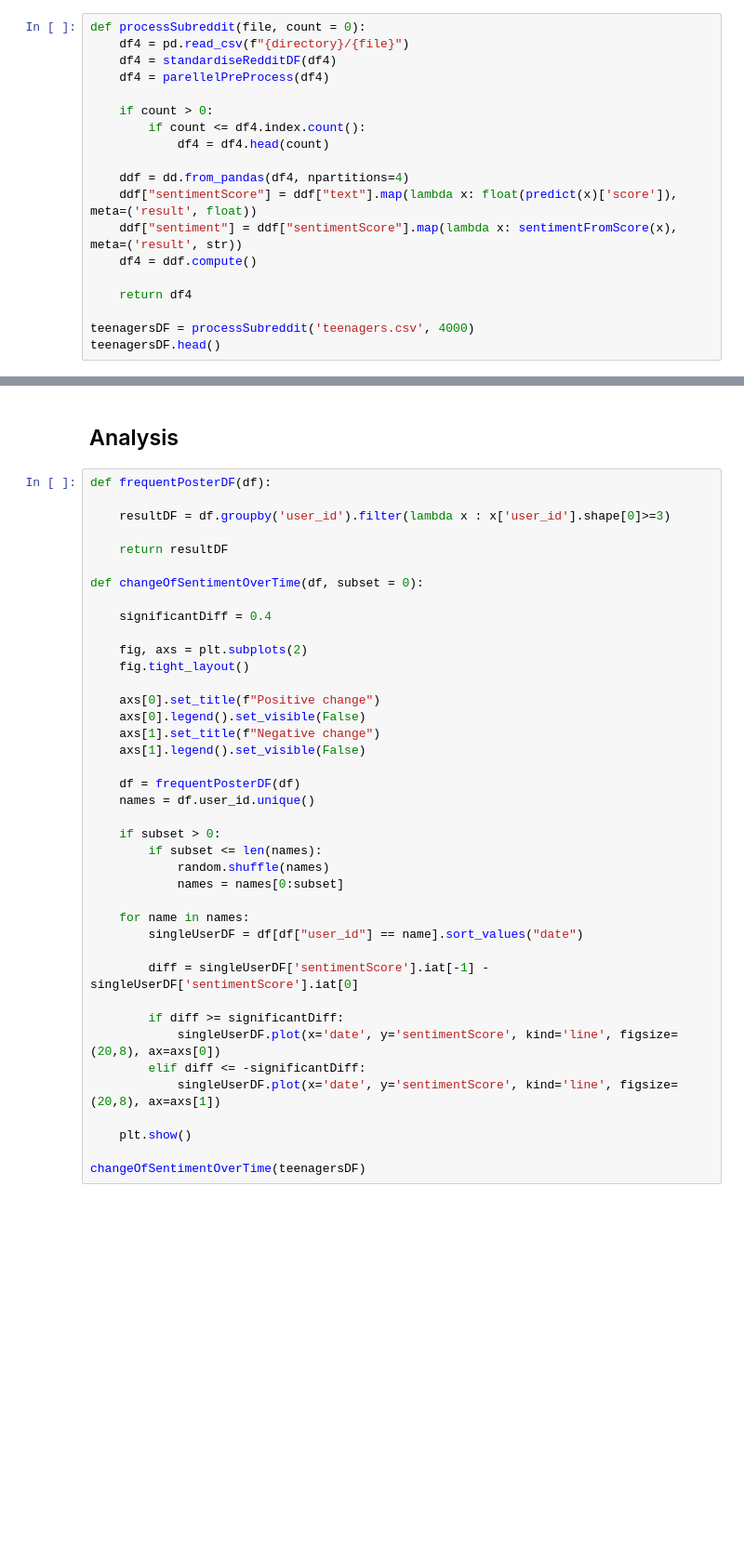
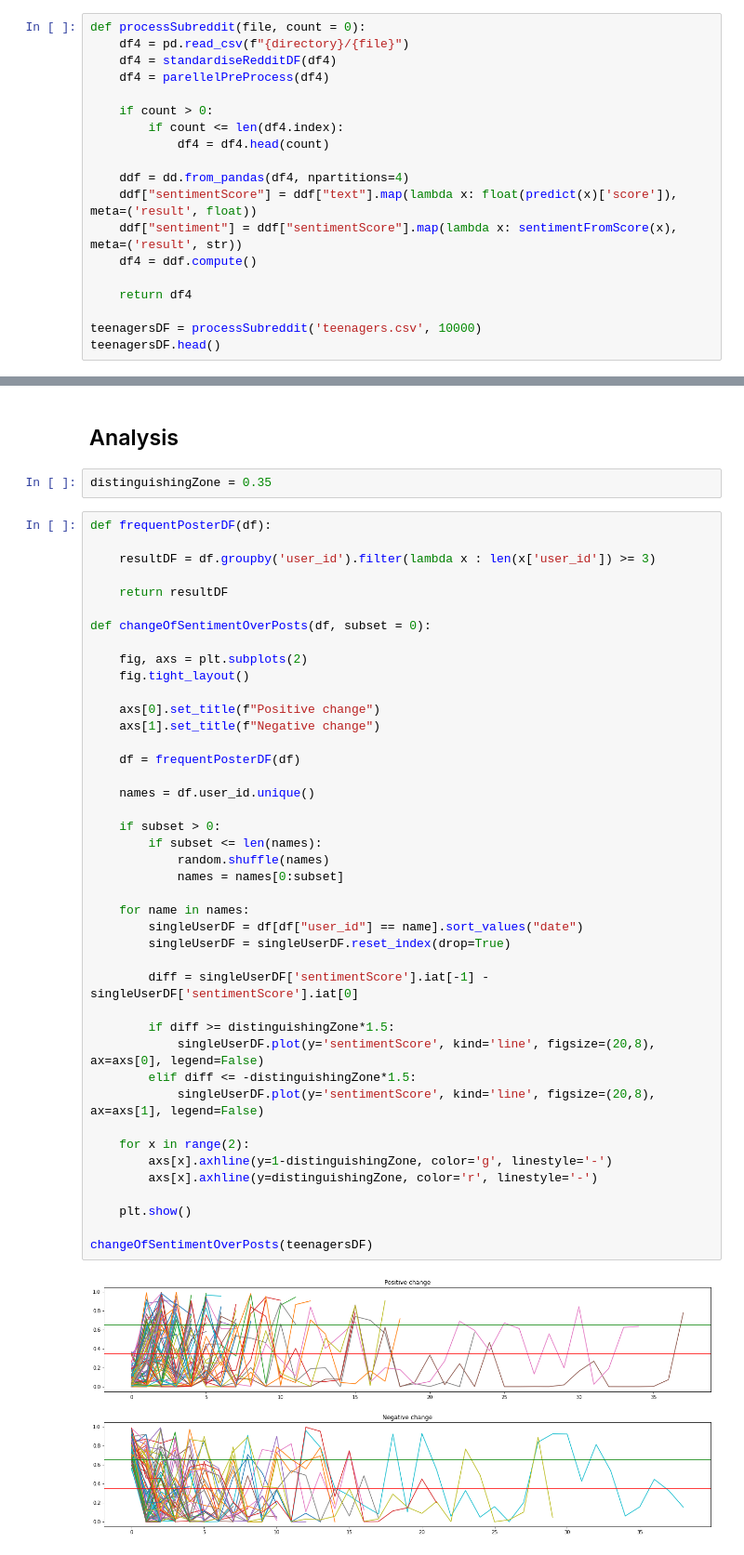
Before and after one commit to yipjunkai/1015_proj, a Jupyter notebook: analysis.ipynb, the cells around one changed output, grey strips where cells are left out. Shown at 93% size. Drawn from its saved outputs; the diff is of its cells as text; blank space fills up the shorter version.

```diff
--- a/analysis.ipynb
+++ b/analysis.ipynb
@@ -185,7 +195,7 @@ def processSubreddit(file, count = 0):
     df4 = parellelPreProcess(df4)
 
     if count > 0:
-        if count <= df4.index.count():
+        if count <= len(df4.index):
             df4 = df4.head(count)
 
     ddf = dd.from_pandas(df4, npartitions=4)
@@ -195,5 +205,5 @@ def processSubreddit(file, count = 0):
 
     return df4
 
-teenagersDF = processSubreddit('teenagers.csv', 4000)
+teenagersDF = processSubreddit('teenagers.csv', 10000)
 teenagersDF.head()
@@ -200,43 +219,49 @@ teenagersDF.head()
 # %% [markdown]
 ## Analysis
+# %%
+distinguishingZone = 0.35
 # %%
 def frequentPosterDF(df):
 
-    resultDF = df.groupby('user_id').filter(lambda x : x['user_id'].shape[0]>=3)
+    resultDF = df.groupby('user_id').filter(lambda x : len(x['user_id']) >= 3)
 
     return resultDF
 
-def changeOfSentimentOverTime(df, subset = 0):
-
-    significantDiff = 0.4
+def changeOfSentimentOverPosts(df, subset = 0):
 
     fig, axs = plt.subplots(2)
     fig.tight_layout()
 
     axs[0].set_title(f"Positive change")
-    axs[0].legend().set_visible(False)
     axs[1].set_title(f"Negative change")
-    axs[1].legend().set_visible(False)
 
     df = frequentPosterDF(df)
+
     names = df.user_id.unique()
 
     if subset > 0:
         if subset <= len(names):
             random.shuffle(names)
             names = names[0:subset]
 
     for name in names:
         singleUserDF = df[df["user_id"] == name].sort_values("date")
+        singleUserDF = singleUserDF.reset_index(drop=True)
 
         diff = singleUserDF['sentimentScore'].iat[-1] - singleUserDF['sentimentScore'].iat[0]
 
-        if diff >= significantDiff:
-            singleUserDF.plot(x='date', y='sentimentScore', kind='line', figsize=(20,8), ax=axs[0])
-        elif diff <= -significantDiff:
-            singleUserDF.plot(x='date', y='sentimentScore', kind='line', figsize=(20,8), ax=axs[1])
+        if diff >= distinguishingZone*1.5:
+            singleUserDF.plot(y='sentimentScore', kind='line', figsize=(20,8), ax=axs[0], legend=False)
+        elif diff <= -distinguishingZone*1.5:
+            singleUserDF.plot(y='sentimentScore', kind='line', figsize=(20,8), ax=axs[1], legend=False)
+
+    for x in range(2):
+        axs[x].axhline(y=1-distinguishingZone, color='g', linestyle='-')
+        axs[x].axhline(y=distinguishingZone, color='r', linestyle='-')
 
     plt.show()
 
-changeOfSentimentOverTime(teenagersDF)
+changeOfSentimentOverPosts(teenagersDF)
+# %% [output]
+[figure, added]
 # %%
```
Also changed, not shown: parts of 5 cells of this notebook.
